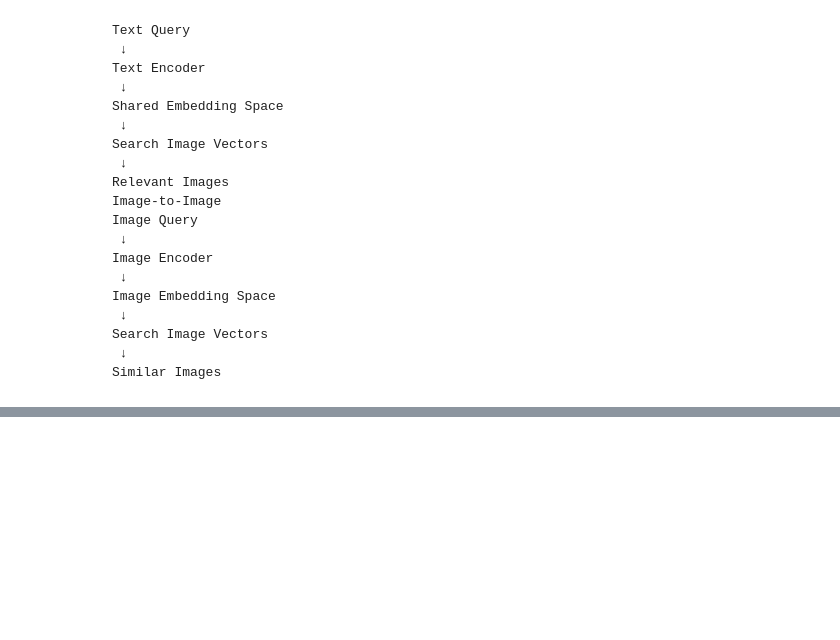
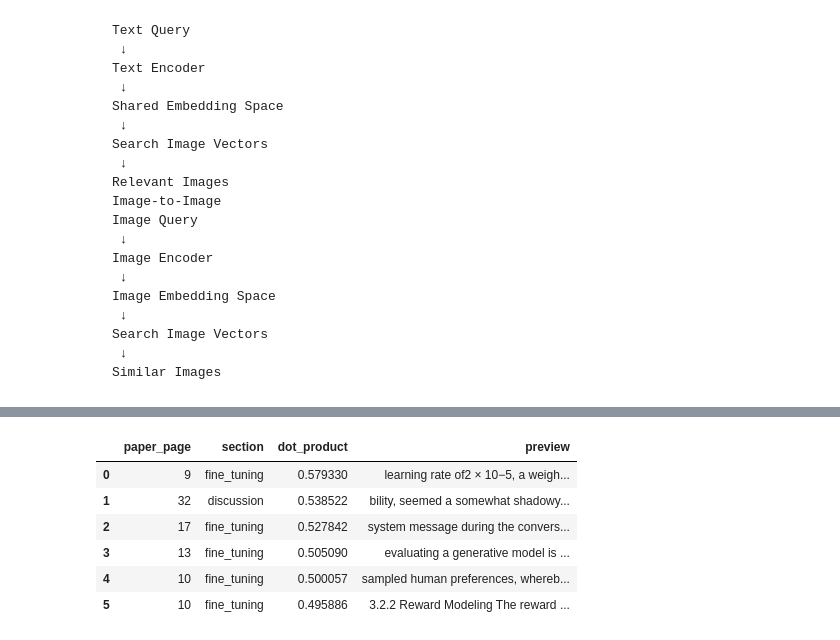
Before and after one commit to Hmnt-dhngra/Modern_route_Full_stack_GenAI, a Jupyter notebook: 3) RAG/13D) Retrieval.ipynb, the cells around one changed output, grey strips where cells are left out. Saved outputs shown, nothing was run; the diff lists cells and outputs as text; code cells hidden in the pictures; blank space fills up the shorter version.

```diff
--- a/3) RAG/13D) Retrieval.ipynb
+++ b/3) RAG/13D) Retrieval.ipynb
@@ -714,0 +1334,20 @@ Similar Images
+# %%
+metric_table.sort_values(
+    by="dot_product",
+    ascending=False
+)[
+    [
+        "paper_page",
+        "section",
+        "dot_product",
+        "preview",
+    ]
+]
+# %% [output]
+|  | paper_page | section | dot_product | preview |
+| 0 | 9 | fine_tuning | 0.579330 | learning rate of2 × 10−5, a weigh... |
+| 1 | 32 | discussion | 0.538522 | bility, seemed a somewhat shadowy... |
+| 2 | 17 | fine_tuning | 0.527842 | system message during the convers... |
+| 3 | 13 | fine_tuning | 0.505090 | evaluating a generative model is ... |
+| 4 | 10 | fine_tuning | 0.500057 | sampled human preferences, whereb... |
+| 5 | 10 | fine_tuning | 0.495886 | 3.2.2 Reward Modeling The reward ... |
```
Also changed, not shown: parts of 56 cells of this notebook, 4 other files.
